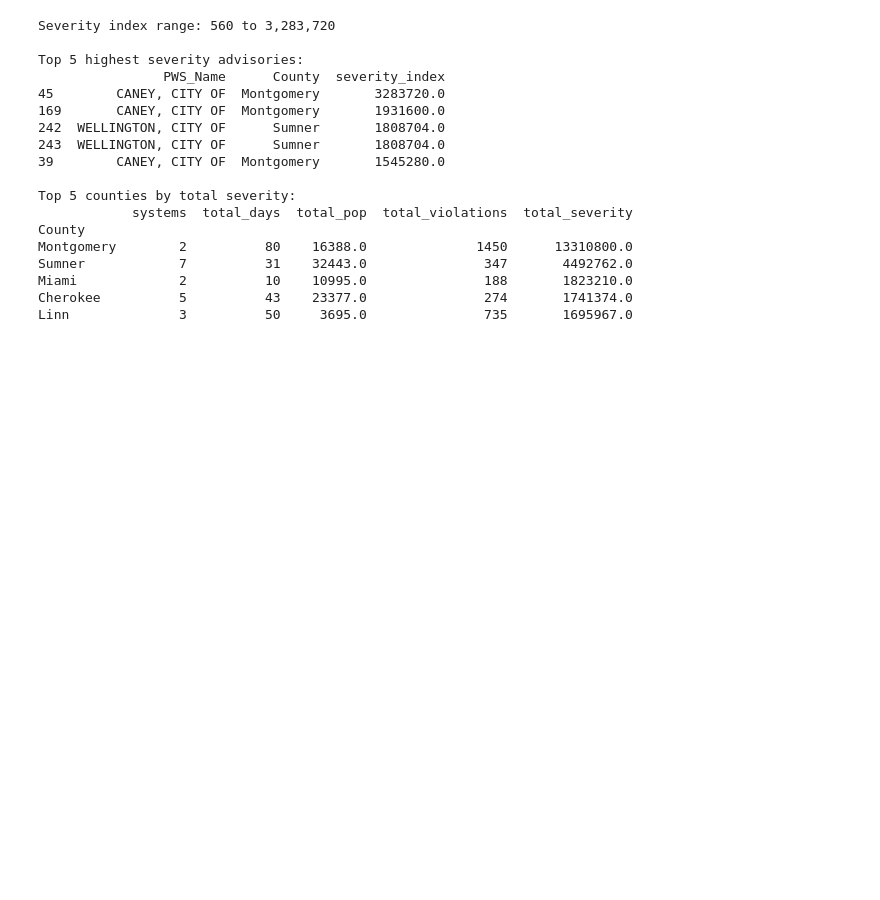
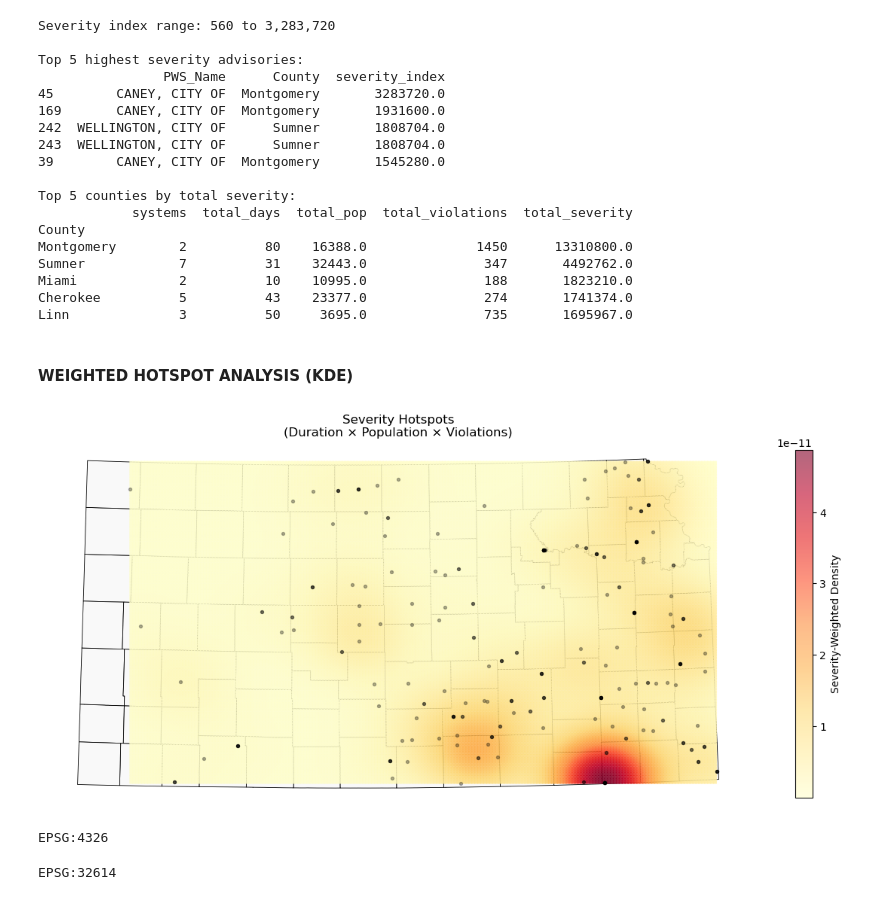
Before and after one commit to arunrimal/boil-water-advisory, a Jupyter notebook: notebooks/visualization.ipynb, the cells around one changed output. Cells and saved outputs as stored; diff of their text form; code cells hidden in the pictures; blank space fills up the shorter version.

```diff
--- a/notebooks/visualization.ipynb
+++ b/notebooks/visualization.ipynb
@@ -30,8 +30,9 @@ bwa_gdf = bwa_gdf.to_crs(epsg=4326)
 bwa_gdf["buffer_geometry"] = bwa_gdf["buffer_geometry"].apply(wkt.loads)
 
 # Step 2: Convert to GeoSeries so GeoPandas recognizes it as geometry
-bwa_gdf["buffer_geometry"] = gpd.GeoSeries(bwa_gdf["buffer_geometry"], crs=bwa_gdf.crs)
+# bwa_gdf["buffer_geometry"] = gpd.GeoSeries(bwa_gdf["buffer_geometry"], crs=bwa_gdf.crs)
+bwa_gdf["buffer_geometry"] = gpd.GeoSeries(bwa_gdf["buffer_geometry"], crs=CRS_PROJECTED)
 
-print(f"Loaded {len(bwa_gdf)} BWA records")
+# # print(f"Loaded {len(bwa_gdf)} BWA records")
 bwa_gdf.head(2)
 # %% [output]
@@ -381,3 +389,44 @@ Sumner            7          31    32443.0               347       4492762.0
 Miami             2          10    10995.0               188       1823210.0
 Cherokee          5          43    23377.0               274       1741374.0
 Linn              3          50     3695.0               735       1695967.0
+# %% [markdown]
+#### **WEIGHTED HOTSPOT ANALYSIS (KDE)**
+# %%
+from scipy.stats import gaussian_kde
+
+fig, ax = plt.subplots(figsize=(12, 8))
+
+ks_counties.to_crs(CRS_PROJECTED).plot(ax=ax, color="#f9f9f9", edgecolor="black", linewidth=0.6)
+
+# Project data for accurate distance
+bwa_proj = bwa_gdf.to_crs(CRS_PROJECTED)
+
+# Weighted KDE
+coords = np.vstack([bwa_proj.geometry.x, bwa_proj.geometry.y])
+kde = gaussian_kde(coords, weights=bwa_proj['severity_index'], bw_method=0.3)
+
+# Grid
+xmin, ymin, xmax, ymax = bwa_proj.total_bounds
+xi, yi = np.mgrid[xmin:xmax:200j, ymin:ymax:200j]
+zi = kde(np.vstack([xi.ravel(), yi.ravel()])).reshape(xi.shape)
+
+# Plot
+im = ax.pcolormesh(xi, yi, zi, shading='gouraud', cmap='YlOrRd', alpha=0.6)
+plt.colorbar(im, ax=ax, label='Severity-Weighted Density', shrink=0.6)
+
+bwa_proj.plot(ax=ax, color='black', markersize=8, alpha=0.3)
+
+ax.set_title("Severity Hotspots\n(Duration × Population × Violations)", fontsize=12)
+ax.set_axis_off()
+plt.tight_layout()
+plt.show()
+# %% [output]
+[figure, added]
+# %%
+print(bwa_gdf.crs)
+# %% [output]
+EPSG:4326
+# %%
+print(bwa_proj.crs)
+# %% [output]
+EPSG:32614
```
Also changed, not shown: parts of 2 cells of this notebook.
